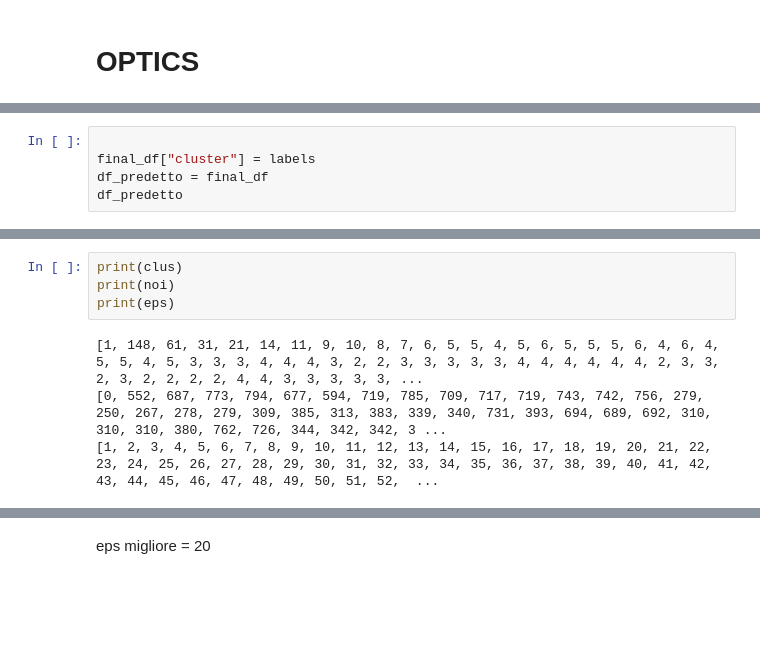
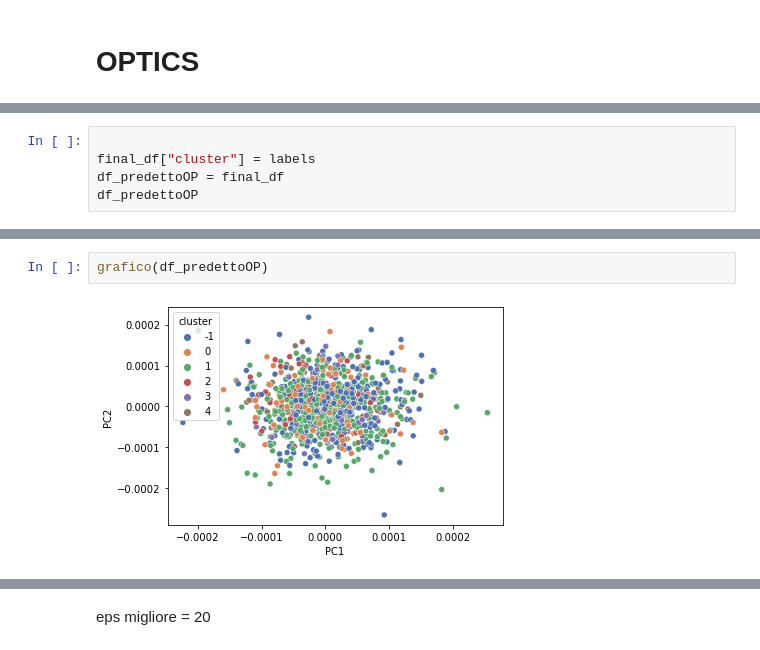
Before and after one commit to andreabellomo/DataMining_project, a Jupyter notebook: Progetto/DataMining_project.ipynb, the cells around one changed output, grey strips where cells are left out. Saved outputs shown, nothing was run; the diff lists cells and outputs as text; blank space fills up the shorter version.

```diff
--- a/Progetto/DataMining_project.ipynb
+++ b/Progetto/DataMining_project.ipynb
@@ -332,7 +328,7 @@ print(n_noise_)
 # %%
 
 final_df["cluster"] = labels
-df_predetto = final_df
-df_predetto
+df_predettoOP = final_df
+df_predettoOP
 # %% [output]
                      PC0         PC1         PC2         PC3        PC4  \
@@ -374,8 +355,4 @@ for i in range(1,100):
-# %%
-print(clus)
-print(noi)
-print(eps)
-# %% [output]
-[1, 148, 61, 31, 21, 14, 11, 9, 10, 8, 7, 6, 5, 5, 4, 5, 6, 5, 5, 5, 6, 4, 6, 4, 5, 5, 4, 5, 3, 3, 3, 4, 4, 4, 3, 2, 2, 3, 3, 3, 3, 3, 4, 4, 4, 4, 4, 4, 2, 3, 3, 2, 3, 2, 2, 2, 2, 4, 4, 3, 3, 3, 3, 3, ...
-[0, 552, 687, 773, 794, 677, 594, 719, 785, 709, 717, 719, 743, 742, 756, 279, 250, 267, 278, 279, 309, 385, 313, 383, 339, 340, 731, 393, 694, 689, 692, 310, 310, 310, 380, 762, 726, 344, 342, 342, 3 ...
-[1, 2, 3, 4, 5, 6, 7, 8, 9, 10, 11, 12, 13, 14, 15, 16, 17, 18, 19, 20, 21, 22, 23, 24, 25, 26, 27, 28, 29, 30, 31, 32, 33, 34, 35, 36, 37, 38, 39, 40, 41, 42, 43, 44, 45, 46, 47, 48, 49, 50, 51, 52,  ...
+# %%
+grafico(df_predettoOP)
+# %% [output]
+[figure, added]
```
Also changed, not shown: parts of 41 cells of this notebook.
